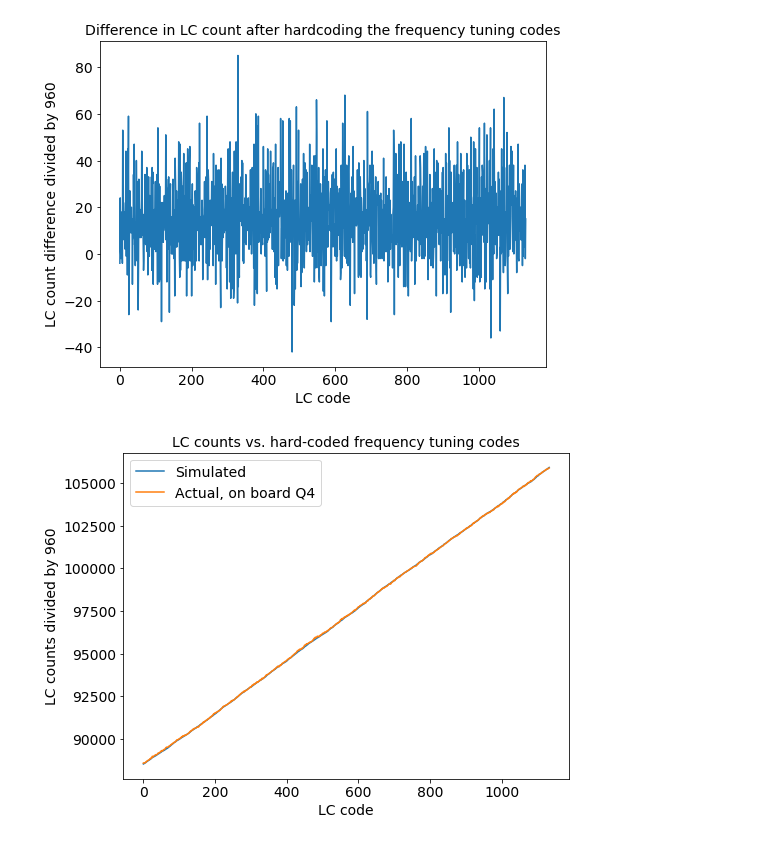
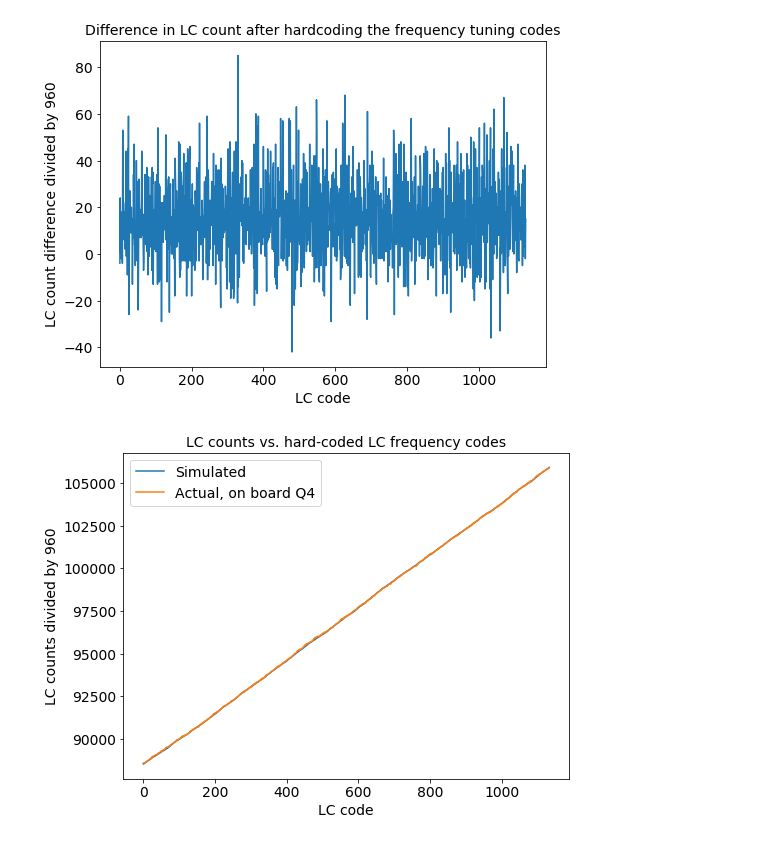
Before and after one commit to cwdao/scum-test-code, a Jupyter notebook: scum/LC_sweep/LC_sweep.ipynb, the cells around one changed output. Cells and saved outputs as stored; diff of their text form; code cells hidden in the pictures.

```diff
--- a/scum/LC_sweep/LC_sweep.ipynb
+++ b/scum/LC_sweep/LC_sweep.ipynb
@@ -153,17 +153,17 @@ plt.show()
 # %%
 plt.figure(figsize=(8, 6))
 plt.plot(counts_LC[indices], label="Simulated")
 plt.plot(counts_LC_monotonic, label="Actual, on board Q4")
-plt.title('LC counts vs. hard-coded frequency tuning codes', fontsize=14)
+plt.title('LC counts vs. hard-coded LC frequency codes', fontsize=14)
 plt.xlabel('LC code', fontsize=14)
 plt.ylabel('LC counts divided by 960', fontsize=14)
 plt.xticks(fontsize=14)
 plt.yticks(fontsize=14)
 plt.legend(fontsize=14)
 plt.savefig('lc_hardcoded.pdf', bbox_inches='tight')
 plt.show()
 # %% [output]
-[figure, old version]
+[figure, new version]
 # %%
 plt.figure(figsize=(8, 6))
 plt.plot(np.arange(500, 600), counts_LC[indices][500:600], label="Simulated")
```
Also changed, not shown: parts of 2 cells of this notebook, 11 other files.
